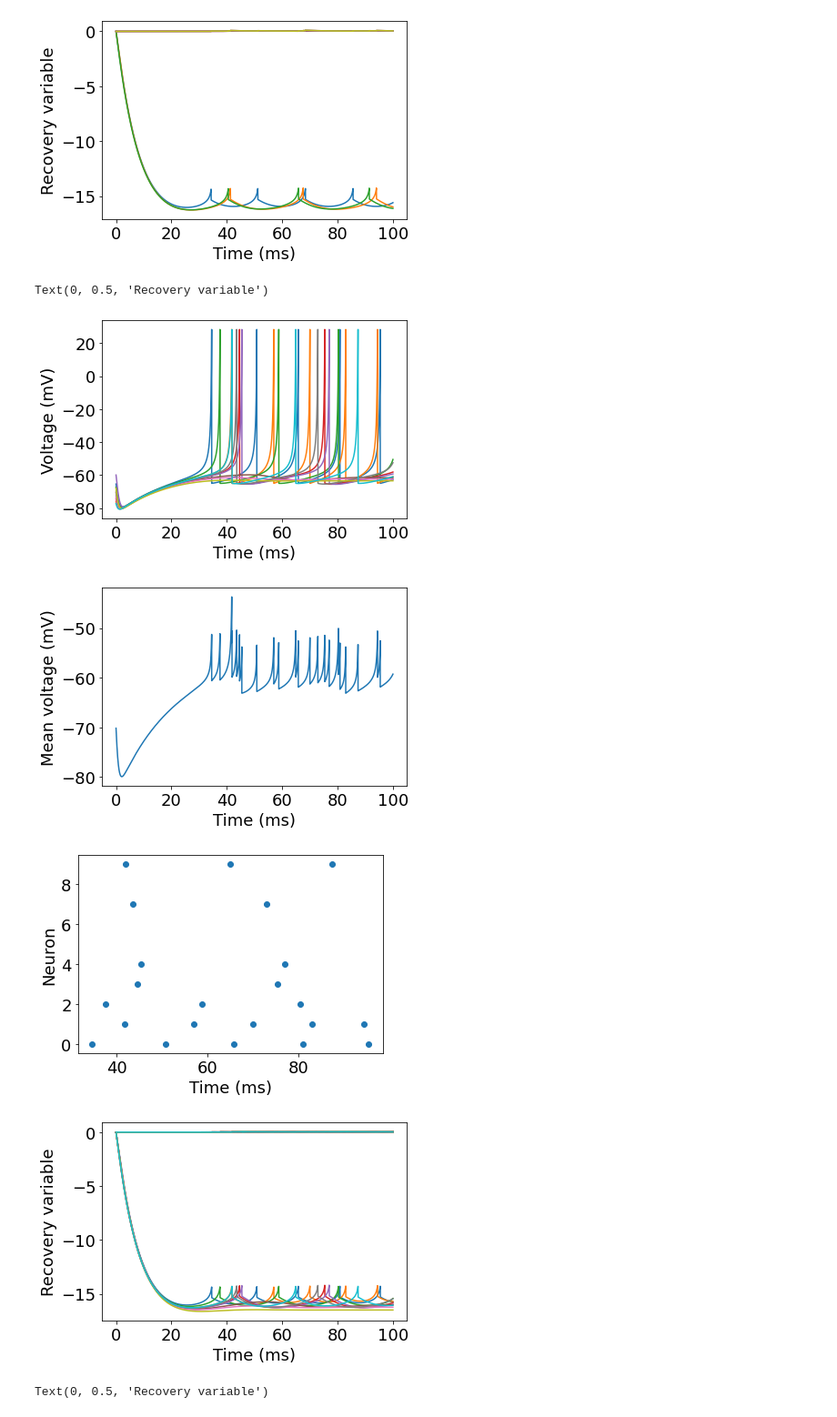
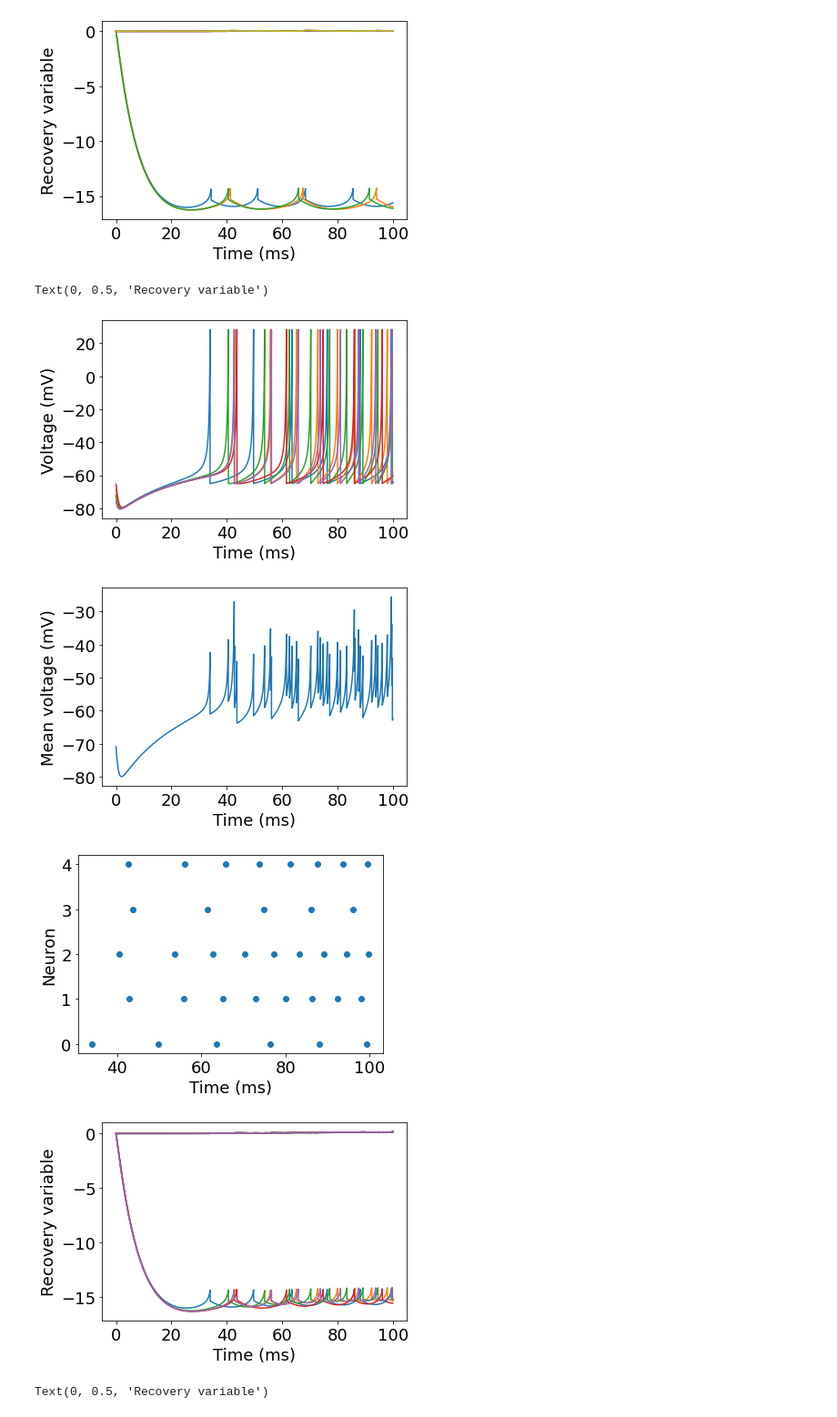
Before and after one commit to davidkelly2002/Final-Year-Project, a Jupyter notebook: Basic Neuron Model.ipynb, the cells around one changed output. Shown at 91% size. Cells and saved outputs as stored; diff of their text form; code cells hidden in the pictures.

```diff
--- a/Basic Neuron Model.ipynb
+++ b/Basic Neuron Model.ipynb
@@ -548,7 +548,7 @@ import random
 
 np.random.seed(101)
 
-N = 10
+N = 5
 T = 100
 M = 50000
 dt = 0.005
@@ -577,9 +577,10 @@ connection_probability = Average_Connections/(N-1)
 # Define synaptic coupling matrix
 g = np.zeros((N, N))
 
+
 # Sparsely connected networks with probabilistic connections
 for j in range(N):
-    for i in connections:
+    for i in range(N):
         if i != j:
             if np.random.rand() < connection_probability:  # Create connection with probability
                 g[j, i] = np.random.uniform(0.05, 0.5)  # Random strength of the connection
@@ -610,7 +611,7 @@ def dxdt(t, x, k, a, b, I, kappa, Vsyn, J, tauS):
     s = x[2*N:3*N]
     p = x[3*N:4*N]
 
-    dvdt = k * (0.04 * v**2 + 5 * v + 140 - u + I) + J - (v - Vsyn) * np.dot(g,s)
+    dvdt = k * (0.04 * v**2 + 5 * v + 140 - u + I) + J - (v - vsyn) * np.dot(g,s)
     dudt = k * a * (b * v - u)
     dsdt = -s / tauS + p / tauS
     dpdt = -p / tauS
@@ -653,37 +654,37 @@ while i < M and t0 < T:
         spike_times[spikeCounter, :] = [t0, spike]
         spikeCounter += 1
         i += 1
 
 colours = sns.color_palette('deep')
 font = {'family': 'Times', 'weight': 'normal', 'size': 18}
 plt.rc('font', **font)
 
 plt.figure()
 plt.plot(t_all, y_all[:N, :].T)
 plt.xlabel('Time (ms)')
 plt.ylabel('Voltage (mV)')
 
 plt.figure()
 plt.plot(t_all, y_all[:N, :].mean(axis=0))
 plt.xlabel('Time (ms)')
 plt.ylabel('Mean voltage (mV)')
 
 spike_times = spike_times[:spikeCounter, :]
 plt.figure()
 plt.scatter(spike_times[:, 0], spike_times[:, 1])
 plt.xlabel('Time (ms)')
 plt.ylabel('Neuron')
 
 plt.figure()
 plt.plot(t_all, y_all[N:, :].T)
 plt.xlabel('Time (ms)')
 plt.ylabel('Recovery variable')
 # %% [output]
 Text(0, 0.5, 'Recovery variable')
-[figure, old version]
+[figure, new version]
-[figure, old version]
+[figure, new version]
-[figure, old version]
+[figure, new version]
-[figure, old version]
+[figure, new version]
 # %%
 # Making neuron sparsely connected for second order synaptic term
 # Made neurons all to all connected and made paramters constant
```
